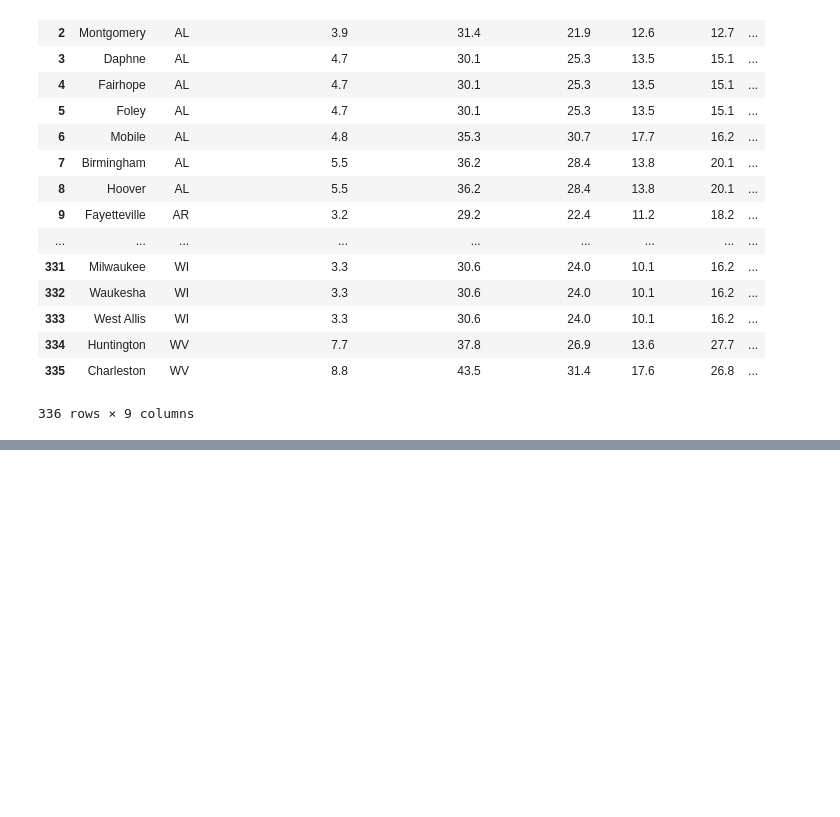
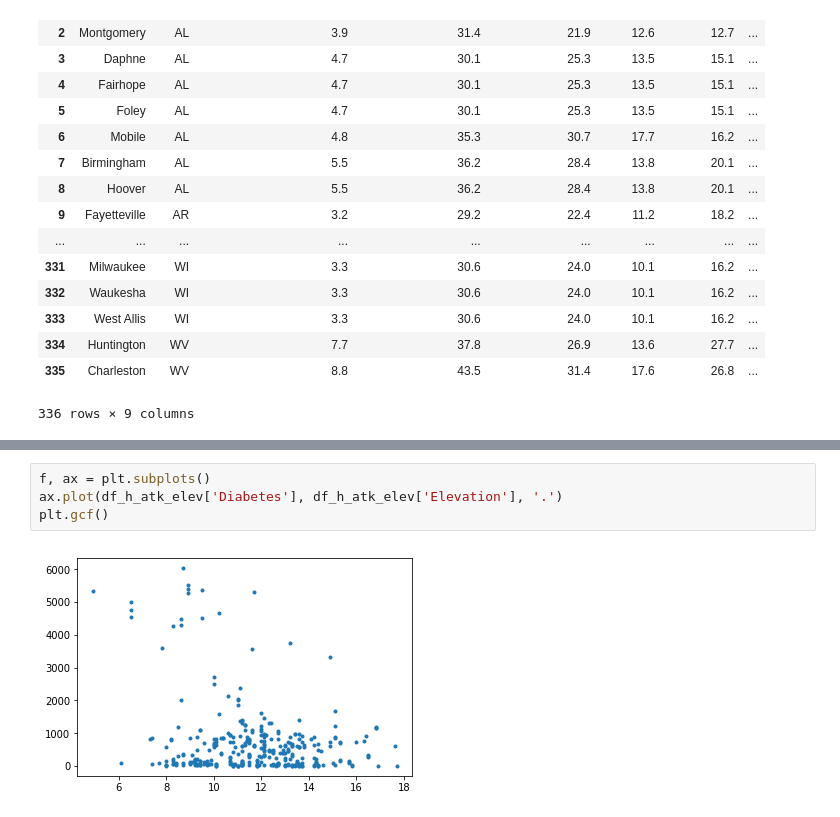
Before and after one commit to jcskywalker/COGS-108, a Jupyter notebook: COGS_108_Project.ipynb, the cells around one changed output, grey strips where cells are left out. Cells and saved outputs as stored; diff of their text form; blank space fills up the shorter version.

```diff
--- a/COGS_108_Project.ipynb
+++ b/COGS_108_Project.ipynb
@@ -251,0 +264,6 @@ ax.plot(df_h_atk_elev['Percent with Heart Attack'], df_h_atk_elev['Elevation'],
+# %%
+f, ax = plt.subplots()
+ax.plot(df_h_atk_elev['Diabetes'], df_h_atk_elev['Elevation'], '.')
+plt.gcf()
+# %% [output]
+[figure, added]
```
Also changed, not shown: parts of 12 cells of this notebook.
